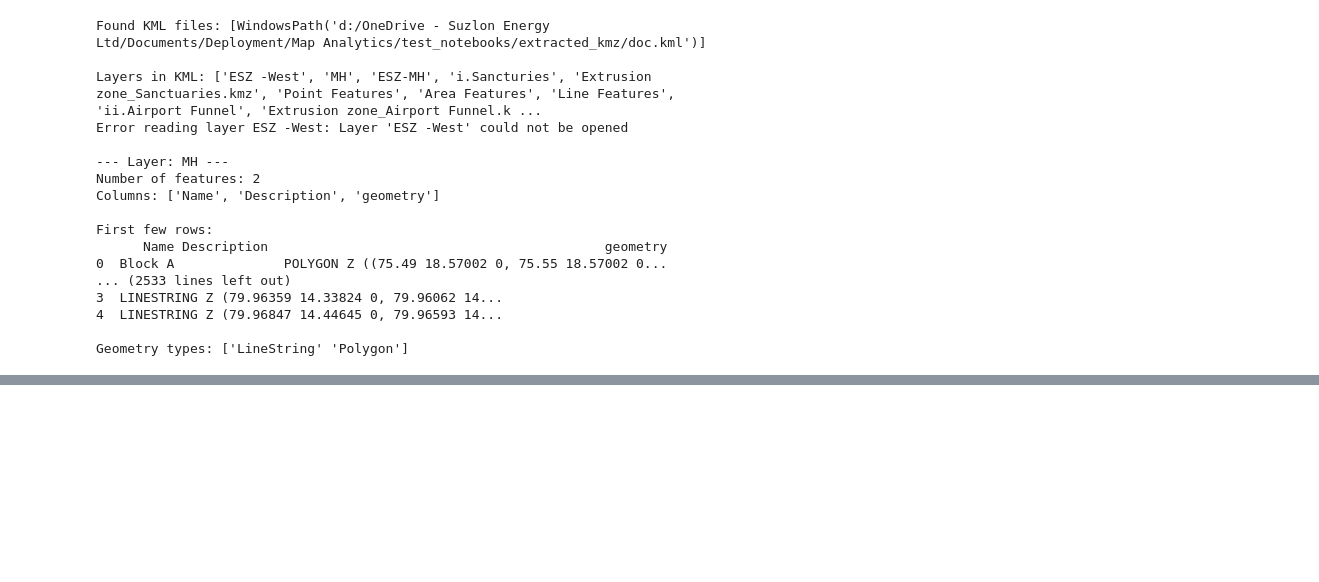
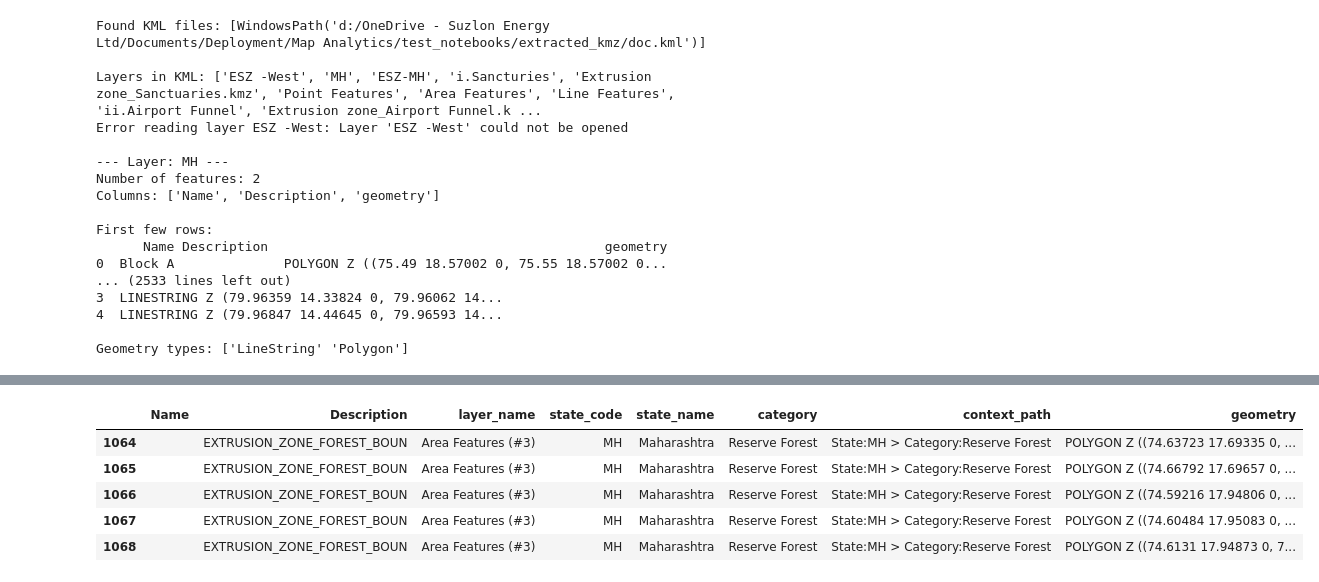
Before and after one commit to DNA-DataScience/zonal-analytics, a Jupyter notebook: test_notebooks/Forest.ipynb, the cells around one changed output, grey strips where cells are left out. Drawn from its saved outputs; the diff is of its cells as text; code cells hidden in the pictures; blank space fills up the shorter version.

```diff
--- a/test_notebooks/Forest.ipynb
+++ b/test_notebooks/Forest.ipynb
@@ -177,0 +1999,11 @@ for state in sorted(state_folders):
+# %%
+import geopandas as gpd
+import folium
+from pathlib import Path
+
+# Read the combined ESZ data
+notebook_dir = Path.cwd()
+gpkg_file = notebook_dir / "esz_combined.gpkg"  # Goes up one level to parent dir
+
+print(f"Loading ESZ data from: {gpkg_file}")
+gdf = gpd.read_file(gpkg_file)
@@ -177,0 +2028,16 @@ for state in sorted(state_folders):
+# %%
+# Filter for Reserve Forests only
+reserve_forests = gdf[gdf['category'] == 'Reserve Forest'].copy()
+
+# Remove Point features - keep Polygon, MultiPolygon, LineString, and MultiLineString
+#reserve_forests = reserve_forests[reserve_forests.geometry.geom_type.isin(['Polygon', 'MultiPolygon', 'LineString', 'MultiLineString'])].copy()
+
+print(f"\nTotal features in combined file: {len(gdf):,}")
+print(f"Reserve Forest features (no points): {len(reserve_forests):,}")
+
+# Print summary by state
+print("\nReserve Forests by state:")
+state_counts = reserve_forests['state_code'].value_counts()
+for state, count in state_counts.items():
+    state_name = reserve_forests[reserve_forests['state_code'] == state]['state_name'].iloc[0]
+    print(f"  {state} ({state_name}): {count:,}")
@@ -177,0 +2055,9 @@ for state in sorted(state_folders):
+# %%
+reserve_forests.head()
+# %% [output]
+|  | Name | Description | layer_name | state_code | state_name | category | context_path | geometry |
+| 1064 |  | EXTRUSION_ZONE_FOREST_BOUN | Area Features (#3) | MH | Maharashtra | Reserve Forest | State:MH > Category:Reserve Forest | POLYGON Z ((74.63723 17.69335 0, ... |
+| 1065 |  | EXTRUSION_ZONE_FOREST_BOUN | Area Features (#3) | MH | Maharashtra | Reserve Forest | State:MH > Category:Reserve Forest | POLYGON Z ((74.66792 17.69657 0, ... |
+| 1066 |  | EXTRUSION_ZONE_FOREST_BOUN | Area Features (#3) | MH | Maharashtra | Reserve Forest | State:MH > Category:Reserve Forest | POLYGON Z ((74.59216 17.94806 0, ... |
+| 1067 |  | EXTRUSION_ZONE_FOREST_BOUN | Area Features (#3) | MH | Maharashtra | Reserve Forest | State:MH > Category:Reserve Forest | POLYGON Z ((74.60484 17.95083 0, ... |
+| 1068 |  | EXTRUSION_ZONE_FOREST_BOUN | Area Features (#3) | MH | Maharashtra | Reserve Forest | State:MH > Category:Reserve Forest | POLYGON Z ((74.6131 17.94873 0, 7... |
```
Also changed, not shown: parts of 17 cells of this notebook, 1 other file.
